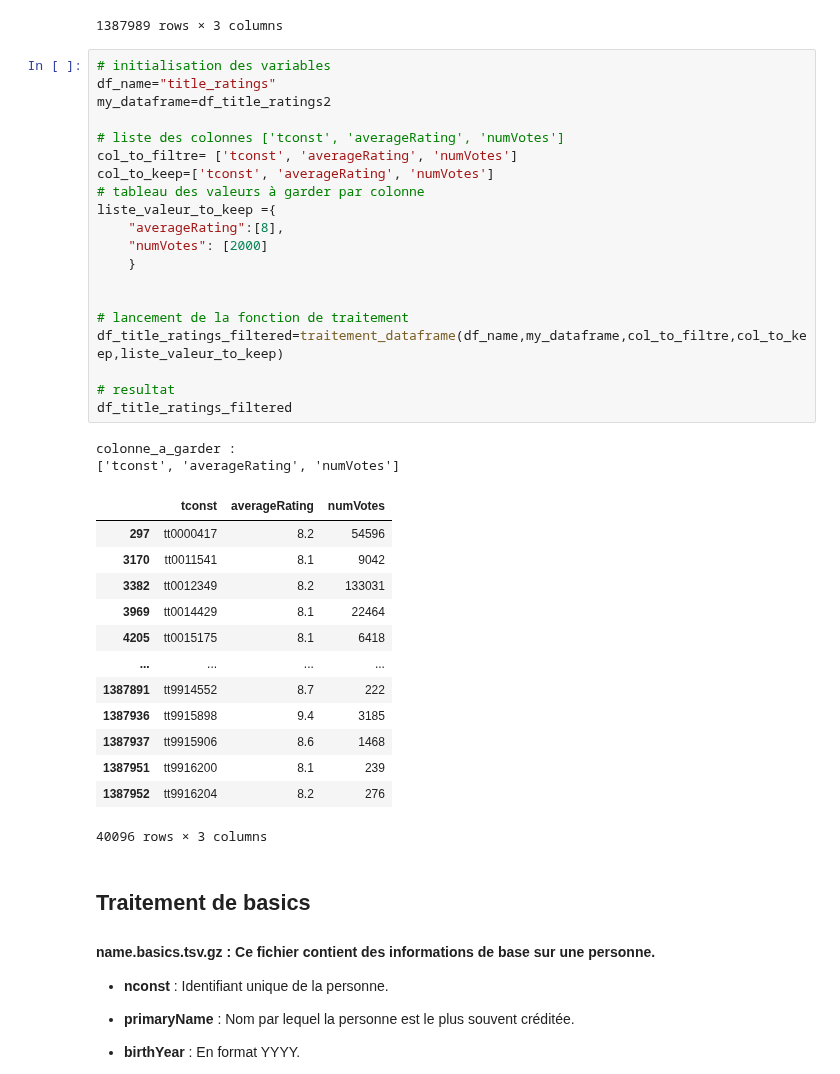
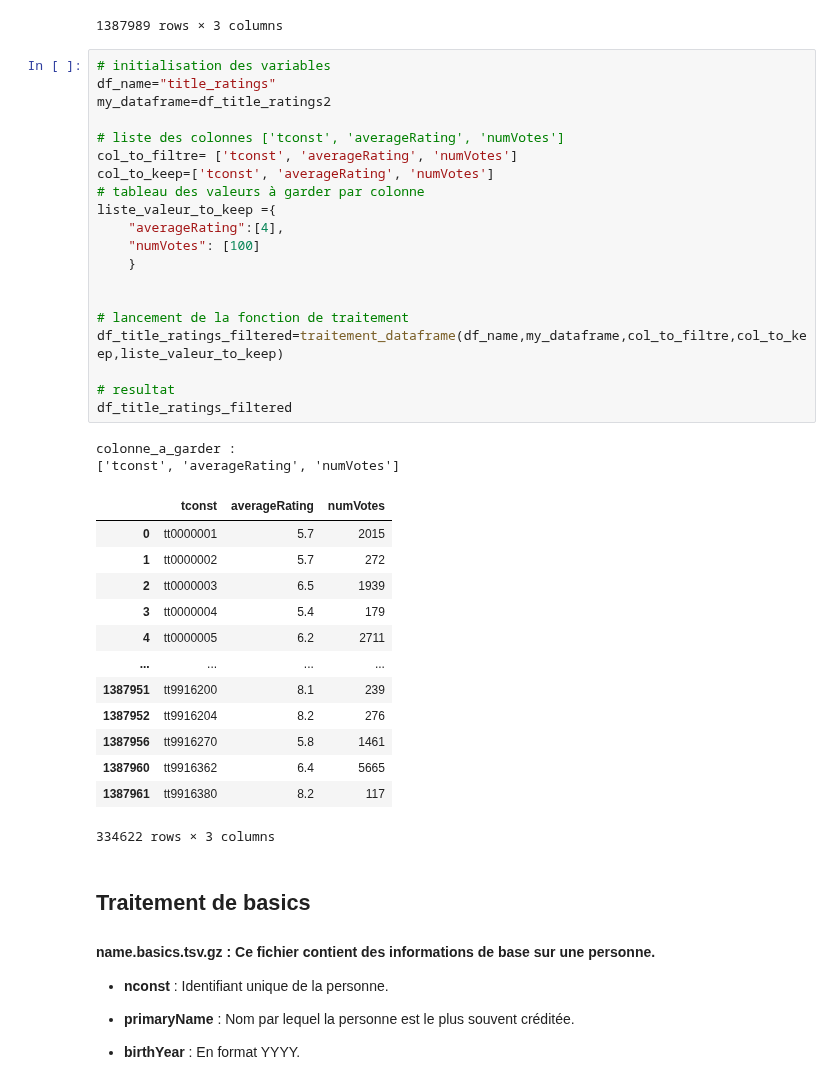
Before and after one commit to bigmoletos/WildCodeSchool_formation_IA_nov2023, a Jupyter notebook: Projets/Projet2_NetFlix/recommandation_films.ipynb, the cells around one changed output. Saved outputs shown, nothing was run; the diff lists cells and outputs as text.

```diff
--- a/Projets/Projet2_NetFlix/recommandation_films.ipynb
+++ b/Projets/Projet2_NetFlix/recommandation_films.ipynb
@@ -1035,39 +858,39 @@ df_title_ratings2
 # %%
 # initialisation des variables
 df_name="title_ratings"
 my_dataframe=df_title_ratings2
 
 # liste des colonnes ['tconst', 'averageRating', 'numVotes']
 col_to_filtre= ['tconst', 'averageRating', 'numVotes']
 col_to_keep=['tconst', 'averageRating', 'numVotes']
 # tableau des valeurs à garder par colonne
 liste_valeur_to_keep ={
-    "averageRating":[8],
-    "numVotes": [2000]
+    "averageRating":[4],
+    "numVotes": [100]
     }
 
 
 # lancement de la fonction de traitement
 df_title_ratings_filtered=traitement_dataframe(df_name,my_dataframe,col_to_filtre,col_to_keep,liste_valeur_to_keep)
 
 # resultat
 df_title_ratings_filtered
 # %% [output]
 colonne_a_garder :
 ['tconst', 'averageRating', 'numVotes']
 |  | tconst | averageRating | numVotes |
-| 297 | tt0000417 | 8.2 | 54596 |
-| 3170 | tt0011541 | 8.1 | 9042 |
-| 3382 | tt0012349 | 8.2 | 133031 |
-| 3969 | tt0014429 | 8.1 | 22464 |
-| 4205 | tt0015175 | 8.1 | 6418 |
+| 0 | tt0000001 | 5.7 | 2015 |
+| 1 | tt0000002 | 5.7 | 272 |
+| 2 | tt0000003 | 6.5 | 1939 |
+| 3 | tt0000004 | 5.4 | 179 |
+| 4 | tt0000005 | 6.2 | 2711 |
 | ... | ... | ... | ... |
-| 1387891 | tt9914552 | 8.7 | 222 |
-| 1387936 | tt9915898 | 9.4 | 3185 |
-| 1387937 | tt9915906 | 8.6 | 1468 |
 | 1387951 | tt9916200 | 8.1 | 239 |
 | 1387952 | tt9916204 | 8.2 | 276 |
+| 1387956 | tt9916270 | 5.8 | 1461 |
+| 1387960 | tt9916362 | 6.4 | 5665 |
+| 1387961 | tt9916380 | 8.2 | 117 |
-40096 rows × 3 columns
+334622 rows × 3 columns
 # %% [markdown]
 ## Traitement de basics
 
```
Also changed, not shown: parts of 78 cells of this notebook.
